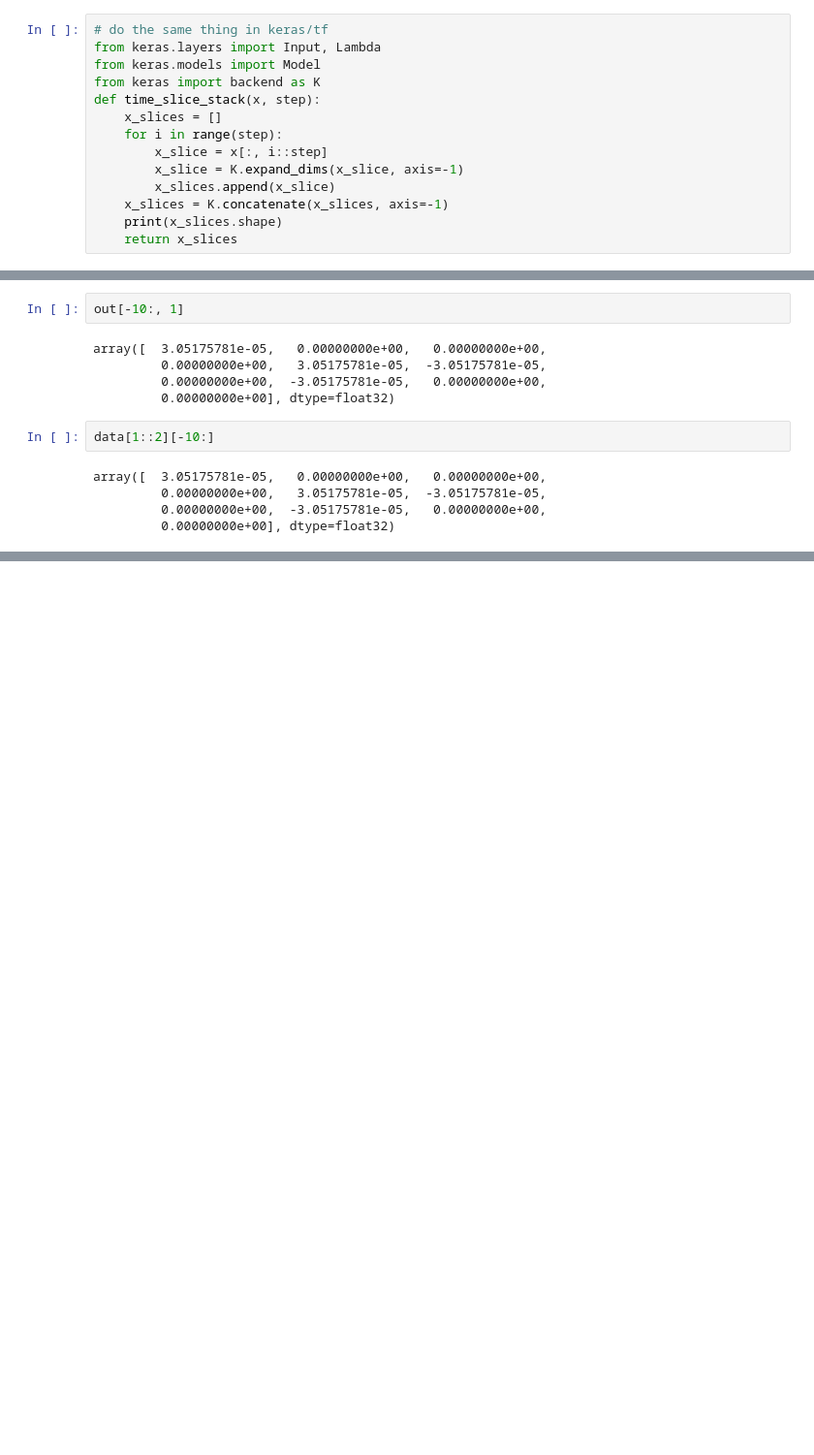
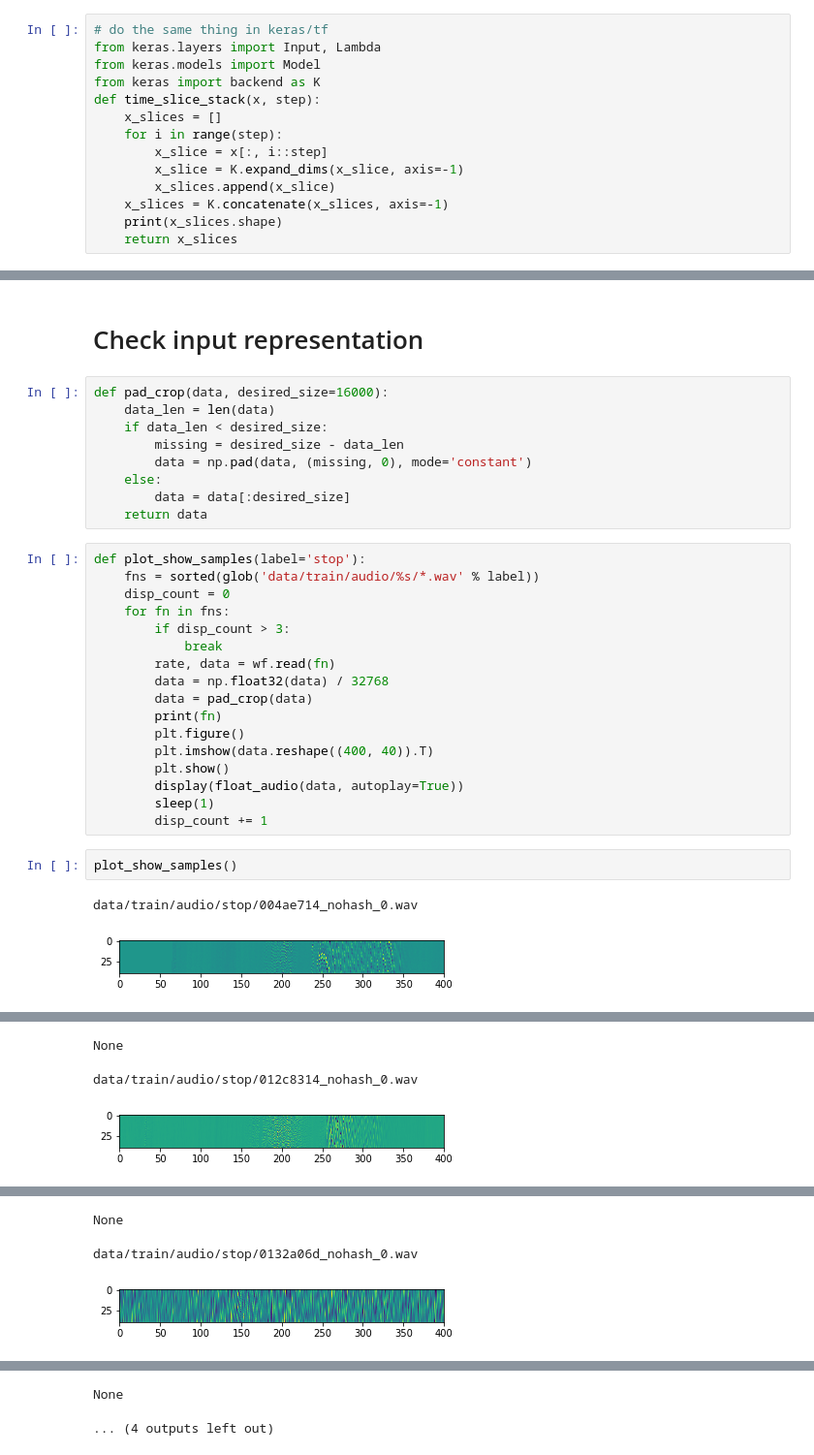
Before and after one commit to see--/speech_recognition, a Jupyter notebook: explore.ipynb, the cells around one changed output, grey strips where cells are left out. Shown at 97% size. Saved outputs shown, nothing was run; the diff lists cells and outputs as text; blank space fills up the shorter version.

```diff
--- a/explore.ipynb
+++ b/explore.ipynb
@@ -1102,14 +1064,33 @@ out.shape
-# %%
-out[-10:, 1]
-# %% [output]
-array([  3.05175781e-05,   0.00000000e+00,   0.00000000e+00,
-         0.00000000e+00,   3.05175781e-05,  -3.05175781e-05,
-         0.00000000e+00,  -3.05175781e-05,   0.00000000e+00,
-         0.00000000e+00], dtype=float32)
-# %%
-data[1::2][-10:]
-# %% [output]
-array([  3.05175781e-05,   0.00000000e+00,   0.00000000e+00,
-         0.00000000e+00,   3.05175781e-05,  -3.05175781e-05,
-         0.00000000e+00,  -3.05175781e-05,   0.00000000e+00,
-         0.00000000e+00], dtype=float32)
+# %% [markdown]
+# Check input representation
+# %%
+def pad_crop(data, desired_size=16000):
+    data_len = len(data)
+    if data_len < desired_size:
+        missing = desired_size - data_len
+        data = np.pad(data, (missing, 0), mode='constant')
+    else:
+        data = data[:desired_size]
+    return data
+# %%
+def plot_show_samples(label='stop'):
+    fns = sorted(glob('data/train/audio/%s/*.wav' % label))
+    disp_count = 0
+    for fn in fns:
+        if disp_count > 3:
+            break
+        rate, data = wf.read(fn)
+        data = np.float32(data) / 32768
+        data = pad_crop(data)
+        print(fn)
+        plt.figure()
+        plt.imshow(data.reshape((400, 40)).T)
+        plt.show()
+        display(float_audio(data, autoplay=True))
+        sleep(1)
+        disp_count += 1
+# %%
+plot_show_samples()
+# %% [output]
+data/train/audio/stop/004ae714_nohash_0.wav
+[figure, added]
@@ -1115,0 +1098,3 @@ array([  3.05175781e-05,   0.00000000e+00,   0.00000000e+00,
+None
+data/train/audio/stop/012c8314_nohash_0.wav
+[figure, added]
@@ -1115,0 +1102,3 @@ array([  3.05175781e-05,   0.00000000e+00,   0.00000000e+00,
+None
+data/train/audio/stop/0132a06d_nohash_0.wav
+[figure, added]
@@ -1115,0 +1106,2 @@ array([  3.05175781e-05,   0.00000000e+00,   0.00000000e+00,
+None
+... (4 outputs left out)
```
Also changed, not shown: parts of 19 cells of this notebook, 2 other files.
